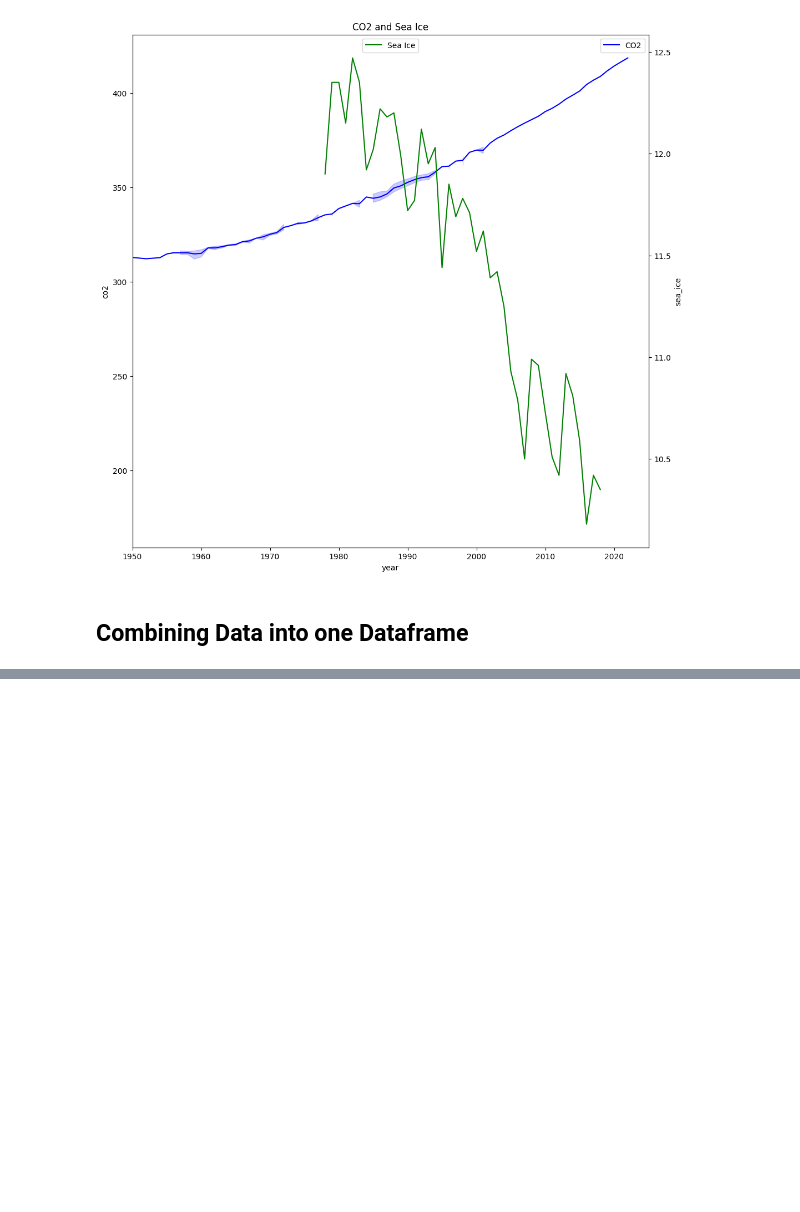
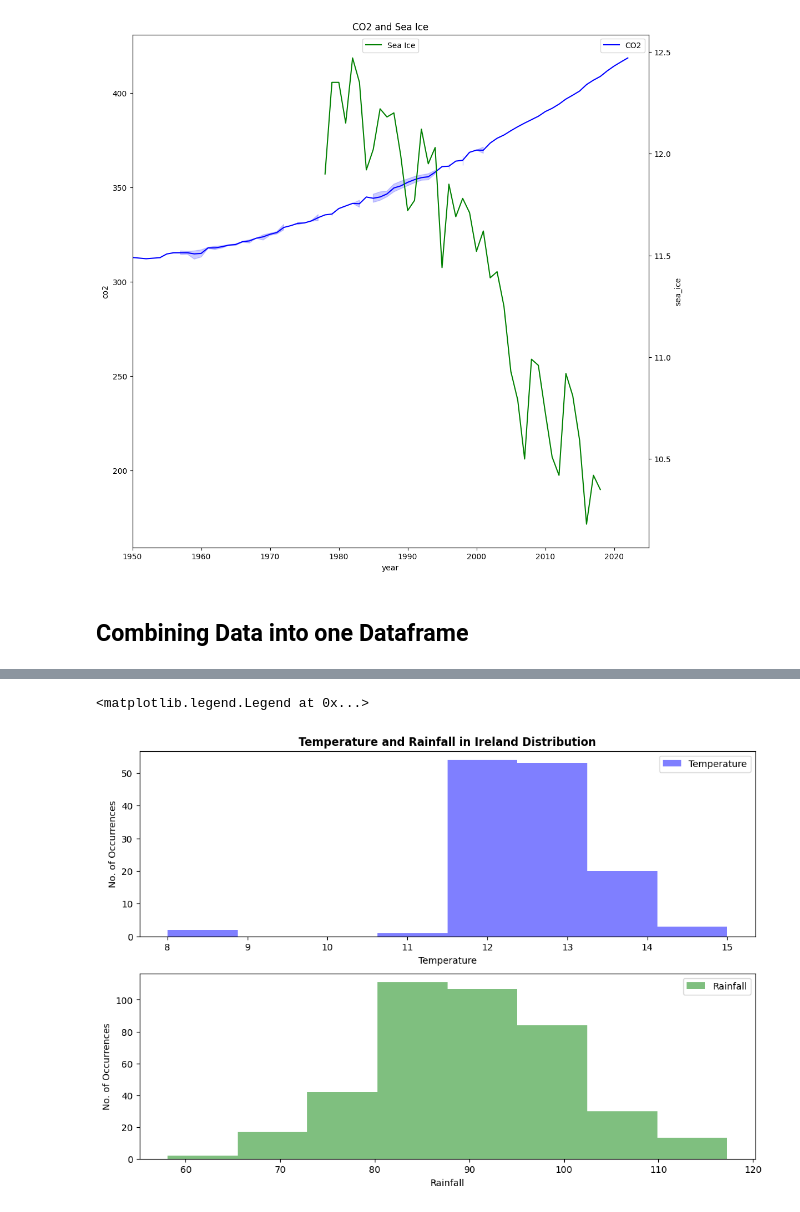
Before and after one commit to rachel-king4/PfDA_Assignment_2, a Jupyter notebook: pfda_assignment_2.ipynb, the cells around one changed output, grey strips where cells are left out. Cells and saved outputs as stored; diff of their text form; code cells hidden in the pictures; blank space fills up the shorter version.

```diff
--- a/pfda_assignment_2.ipynb
+++ b/pfda_assignment_2.ipynb
@@ -425,0 +488,18 @@ combined_data.to_json('combined_data.json', orient='records', lines=False, inden
+# %%
+# Plot a Histogram for Temperature and Rainfall in Ireland Distribution
+
+fig, axes = plt.subplots(2, figsize = (12,8))  # to create two vertically stacked subplots
+
+axes[0].set_title("Temperature and Rainfall in Ireland Distribution", fontweight='bold')
+axes[0].set(xlabel='Temperature')
+axes[0].set(ylabel="No. of Occurrences")
+axes[0].hist(combined_data['temp_ireland'], bins=8, alpha=0.5, label="Temperature", color='blue')
+axes[0].legend(loc='upper right')
+
+axes[1].set(xlabel='Rainfall')
+axes[1].set(ylabel="No. of Occurrences")
+axes[1].hist(combined_data['rainfall_ireland'], bins=8, alpha=0.5, label="Rainfall", color='green')
+axes[1].legend(loc='upper right')
+# %% [output]
+<matplotlib.legend.Legend at 0x...>
+[figure, added]
```
Also changed, not shown: parts of 10 cells of this notebook.
